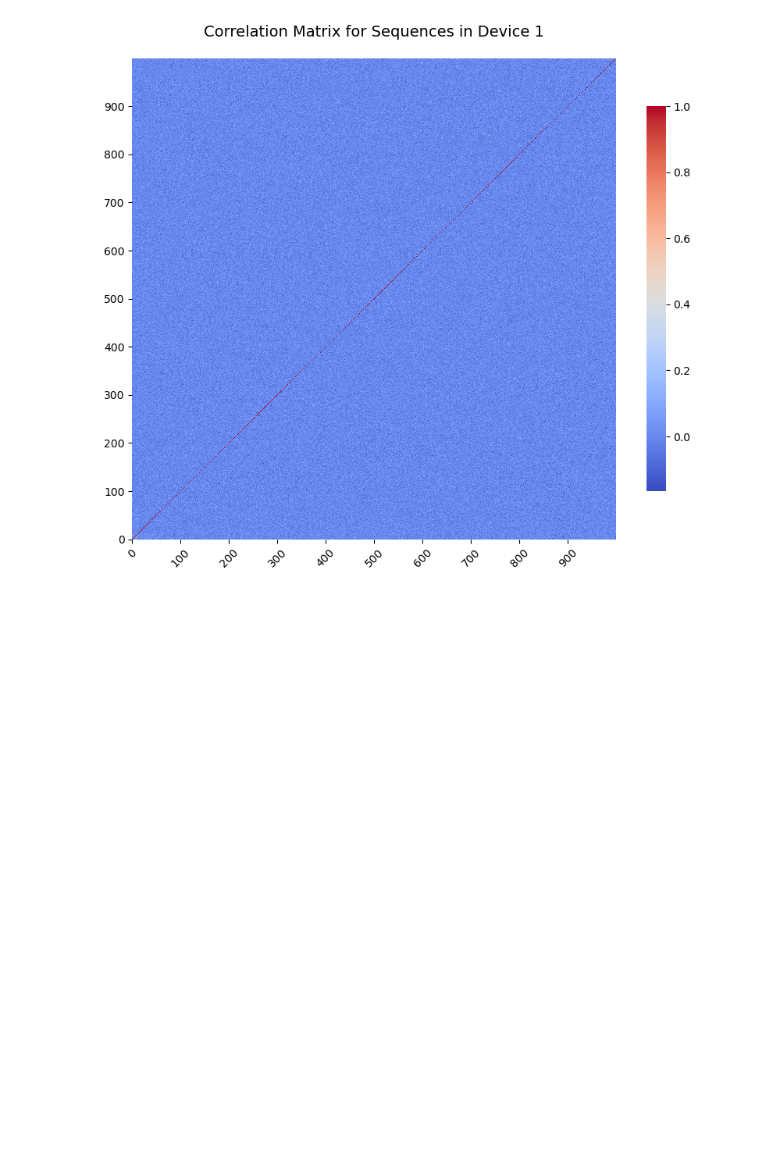
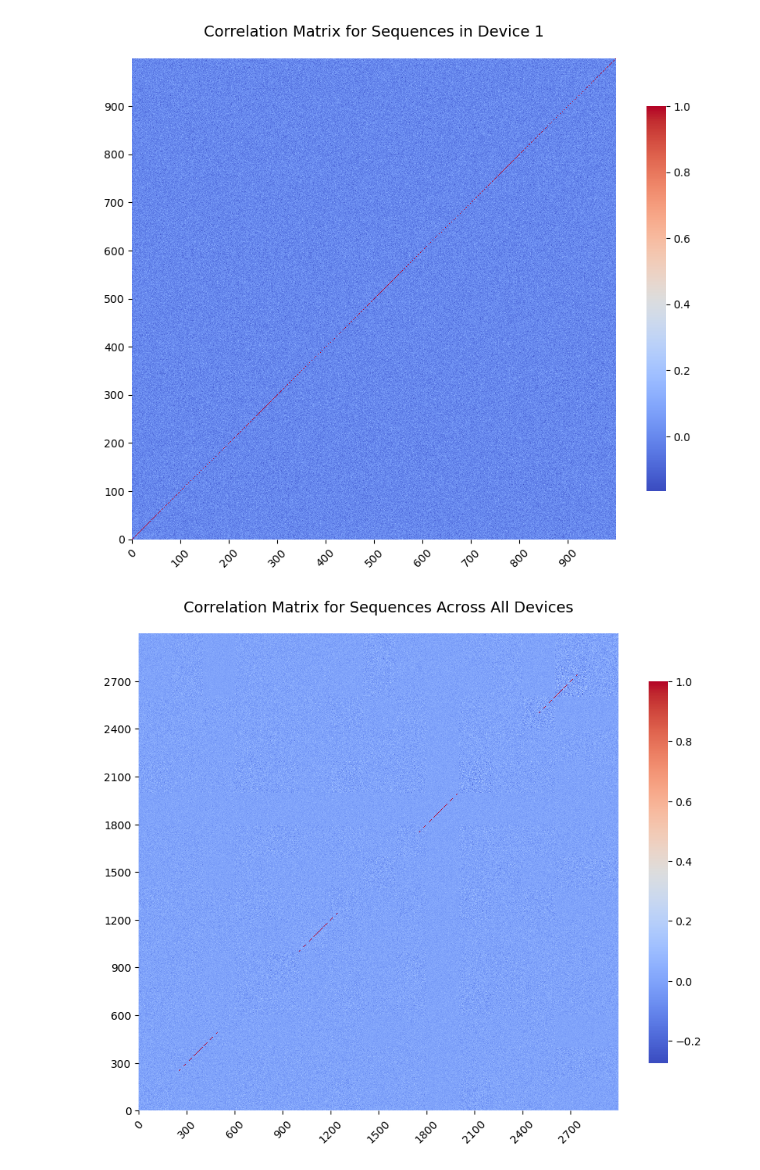
Before and after one commit to nakulnandhakumar/kaust_puf, a Jupyter notebook: sandbox.ipynb, the cells around one changed output. Saved outputs shown, nothing was run; the diff lists cells and outputs as text; code cells hidden in the pictures; blank space fills up the shorter version.

Commit message:
Generated correlation coefficient matrix for signals across all devices

```diff
--- a/sandbox.ipynb
+++ b/sandbox.ipynb
@@ -109,2 +109,56 @@ plt.savefig('figures/corr_coeff/correlation_matrix_intradev1.png', dpi=300, bbox
 # %% [output]
 [figure]
+# %%
+# Plot correlation matrix among sequences across devices
+dev1_cut_data = X1[-200:]
+dev2_cut_data = X2[-200:]
+dev3_cut_data = X3[-200:]
+dev4_cut_data = X4[-200:]
+dev5_cut_data = X5[-200:]
+dev7_cut_data = X7[-200:]
+dev8_cut_data = X8[-200:]
+dev10_cut_data = X10[-200:]
+dev11_cut_data = X11[-200:]
+dev12_cut_data = X12[-200:]
+dev13_cut_data = X13[-200:]
+dev14_cut_data = X14[-200:]
+dev15_cut_data = X15[-200:]
+dev16_cut_data = X16[-200:]
+dev17_cut_data = X17[-200:]
+# %%
+# Concatenate the data from all devices
+acrossdev_data = np.concatenate((dev1_cut_data, dev2_cut_data, dev3_cut_data, dev4_cut_data, dev5_cut_data, dev7_cut_data, dev8_cut_data, dev10_cut_data, dev11_cut_data, dev12_cut_data, dev13_cut_data, dev14_cut_data, dev15_cut_data, dev16_cut_data, dev17_cut_data), axis=0)
+num_sequences_acrossdev = acrossdev_data.shape[0]
+
+# Compute correlation matrix
+corr_coeff_across_dev_mat = np.corrcoef(acrossdev_data, rowvar=True)
+
+# Set up the figure with a larger size
+plt.figure(figsize=(10, 8))
+
+# Plot the correlation matrix as a heatmap
+sns.heatmap(corr_coeff_across_dev_mat,
+            cmap='coolwarm',  # Use a visually appealing colormap
+            annot=False,       # Do not display values
+            xticklabels=False,
+            yticklabels=False,  # Number sequences on the y-axis
+            cbar_kws={'shrink': 0.8}  # Shrink the colorbar slightly
+           )
+
+# Set spacing of tick marks
+spacing_acrossdev = num_sequences_acrossdev // 10
+tick_positions_acrossdev = np.arange(0, num_sequences_acrossdev, spacing_acrossdev)
+
+# Dynamically set ticks and label appearance
+plt.xticks(tick_positions_acrossdev, tick_positions_acrossdev, rotation=45, fontsize=10)  # Rotate x-axis labels
+plt.yticks(tick_positions_acrossdev, tick_positions_acrossdev, fontsize=10)
+
+# Invert Y-axis to ensure 0 starts from the bottom
+plt.gca().invert_yaxis()
+
+plt.title('Correlation Matrix for Sequences Across All Devices', fontsize=14, pad=20)
+
+# Save the figure
+plt.savefig('figures/corr_coeff/correlation_matrix_acrossdev.png', dpi=300, bbox_inches='tight')
+# %% [output]
+[figure, added]
```
Also changed, not shown: parts of 1 cell of this notebook, 4 other files.
